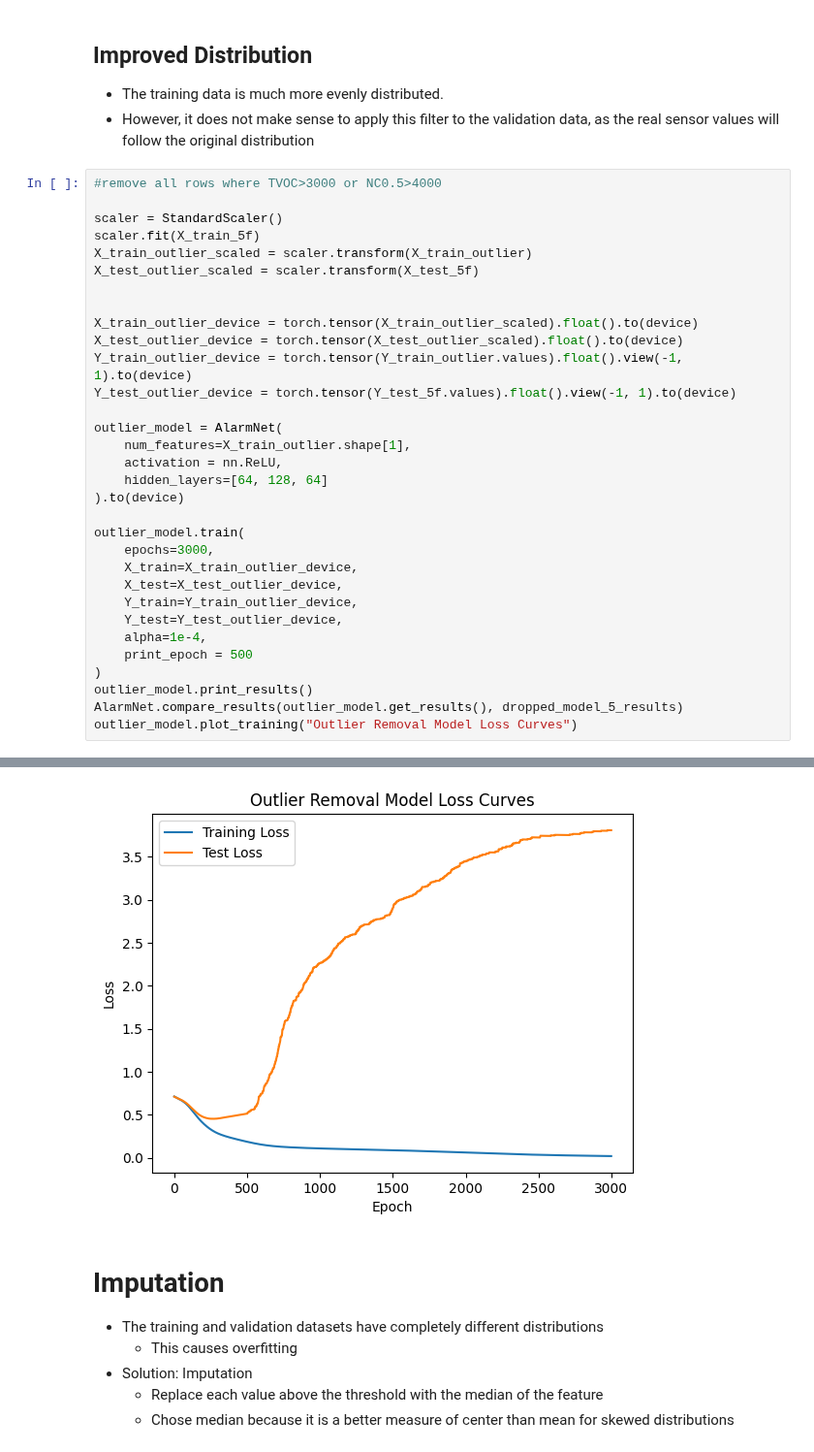
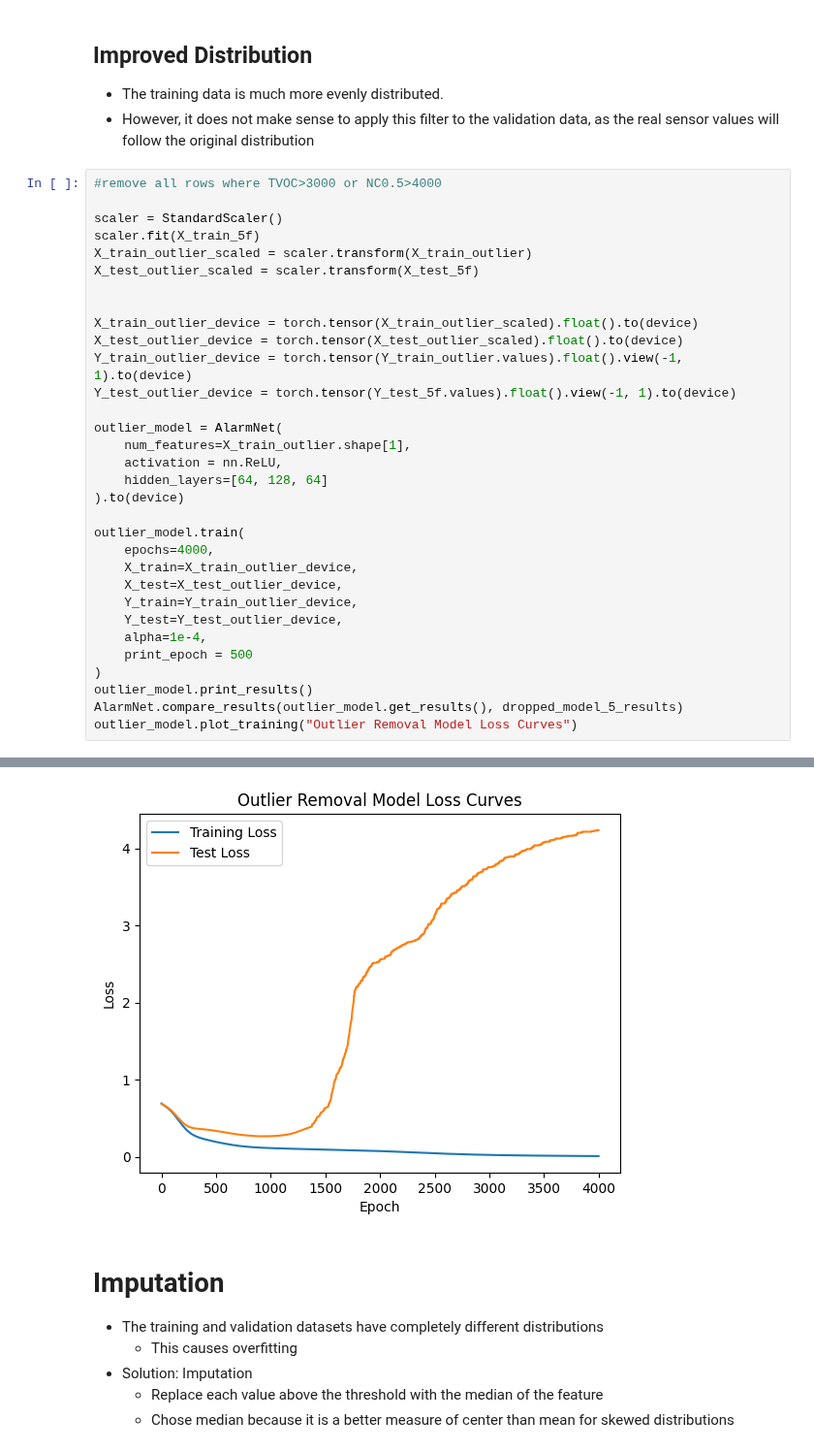
Before and after one commit to jaskinkabir/Intro_ML_Project, a Jupyter notebook: Proj.ipynb, the cells around one changed output, grey strips where cells are left out. Shown at 97% size. Saved outputs shown, nothing was run; the diff lists cells and outputs as text.

```diff
--- a/Proj.ipynb
+++ b/Proj.ipynb
@@ -307,7 +295,7 @@ outlier_model = AlarmNet(
 ).to(device)
 
 outlier_model.train(
-    epochs=3000,
+    epochs=4000,
     X_train=X_train_outlier_device,
     X_test=X_test_outlier_device,
     Y_train=Y_train_outlier_device,
@@ -339,4 +327,4 @@ f1: -3.119971923496819 %
-[figure, old version]
+[figure, new version]
 # %% [markdown]
 # Imputation
 - The training and validation datasets have completely different distributions
```
Also changed, not shown: parts of 12 cells of this notebook, 1 other file.
